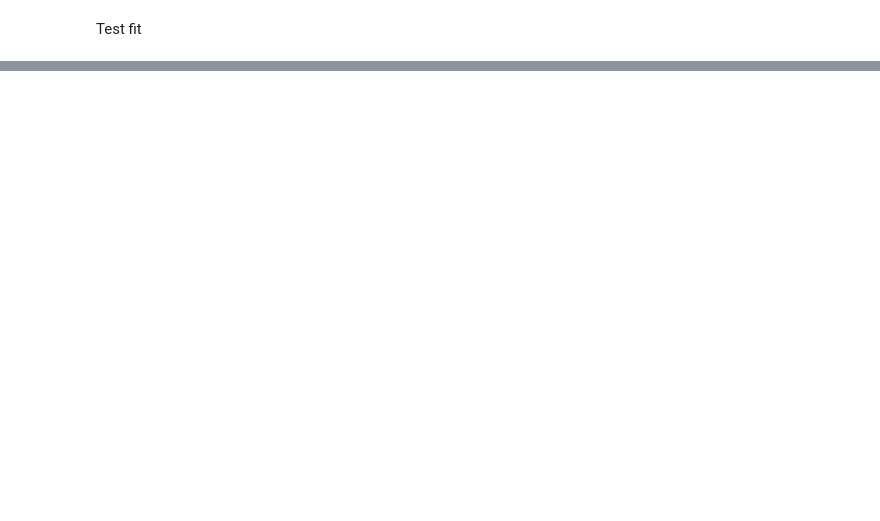
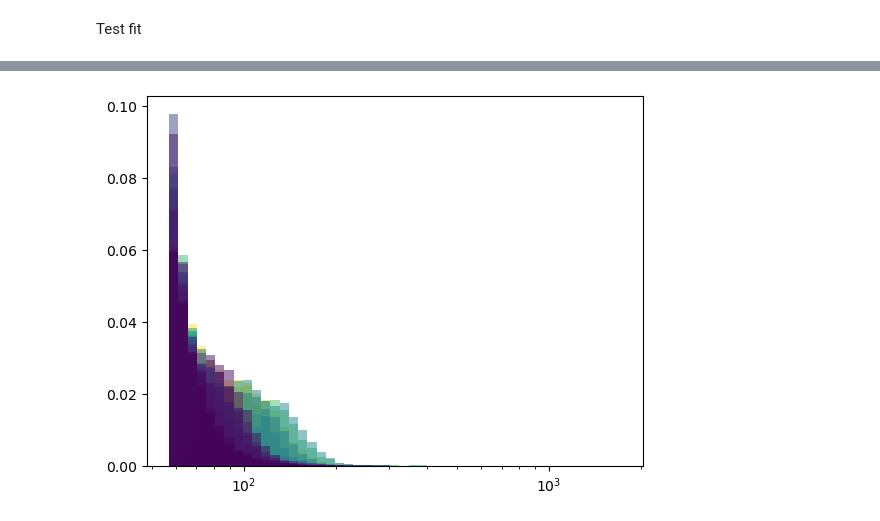
Before and after one commit to uhecr-project/uhecr_model, a Jupyter notebook: uhecr_model/paper_1/energy_loss/test_fancy_updates.ipynb, the cells around one changed output, grey strips where cells are left out. Drawn from its saved outputs; the diff is of its cells as text; code cells hidden in the pictures; blank space fills up the shorter version.

```diff
--- a/uhecr_model/paper_1/energy_loss/test_fancy_updates.ipynb
+++ b/uhecr_model/paper_1/energy_loss/test_fancy_updates.ipynb
@@ -199,0 +223,15 @@ Text(0.5, 0, 'f')
+# %%
+E = fit.stan_variable("E").T
+bins = np.geomspace(np.min(E), np.max(E))
+start = 0
+stop = -1
+N = len(data.uhecr.energy[start:stop])
+colors = plt.cm.viridis_r(np.linspace(0, 1, N))
+fig, ax = plt.subplots()
+
+for i, E_uhecr in enumerate(E[start:stop]):
+    ax.hist(E_uhecr, bins=bins, density=True, alpha=0.5, color=colors[i])
+    #ax.axvline(analysis.data.uhecr.energy[i], color=colors[i])
+ax.set_xscale("log")
+# %% [output]
+[figure, added]
```
Also changed, not shown: parts of 17 cells of this notebook, 6 other files.
